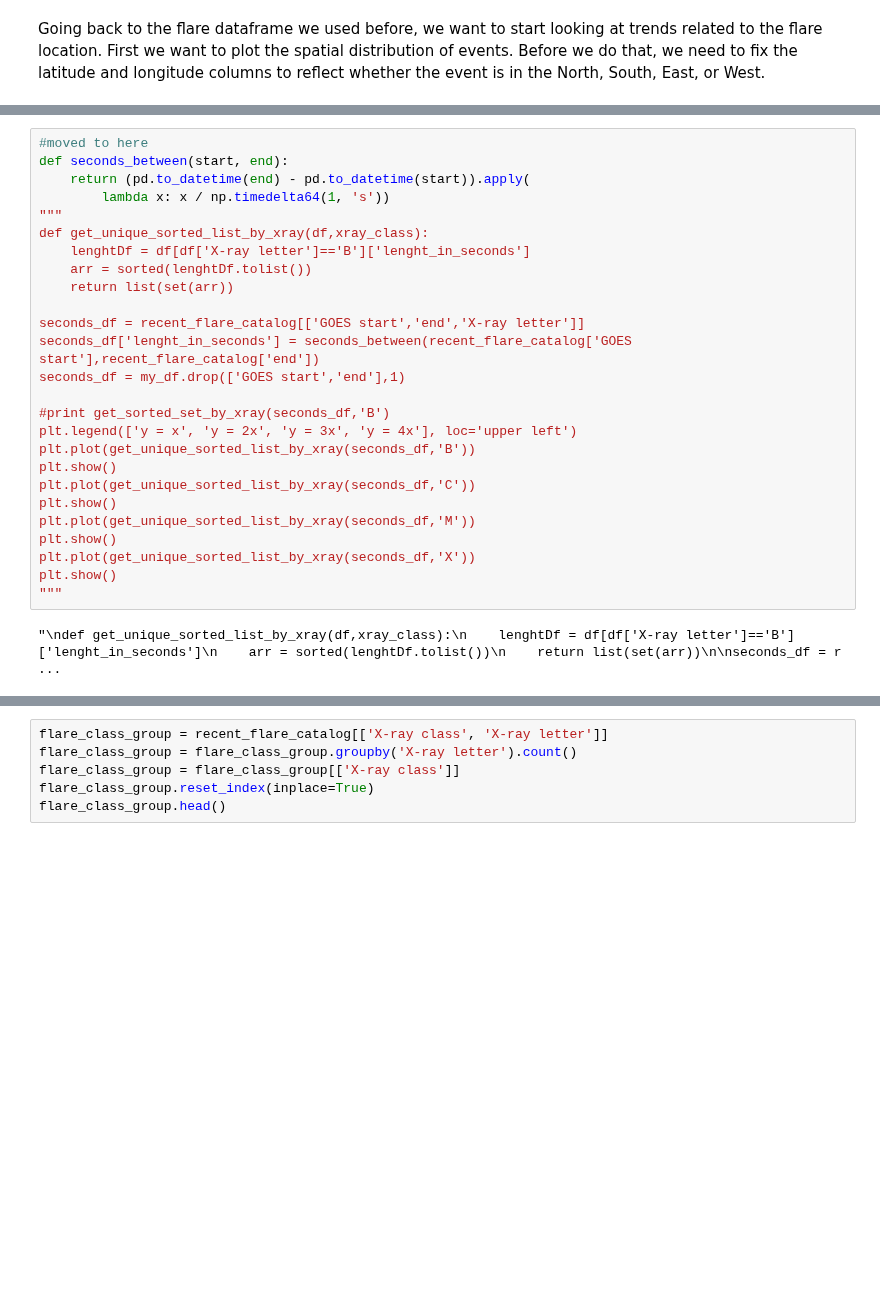
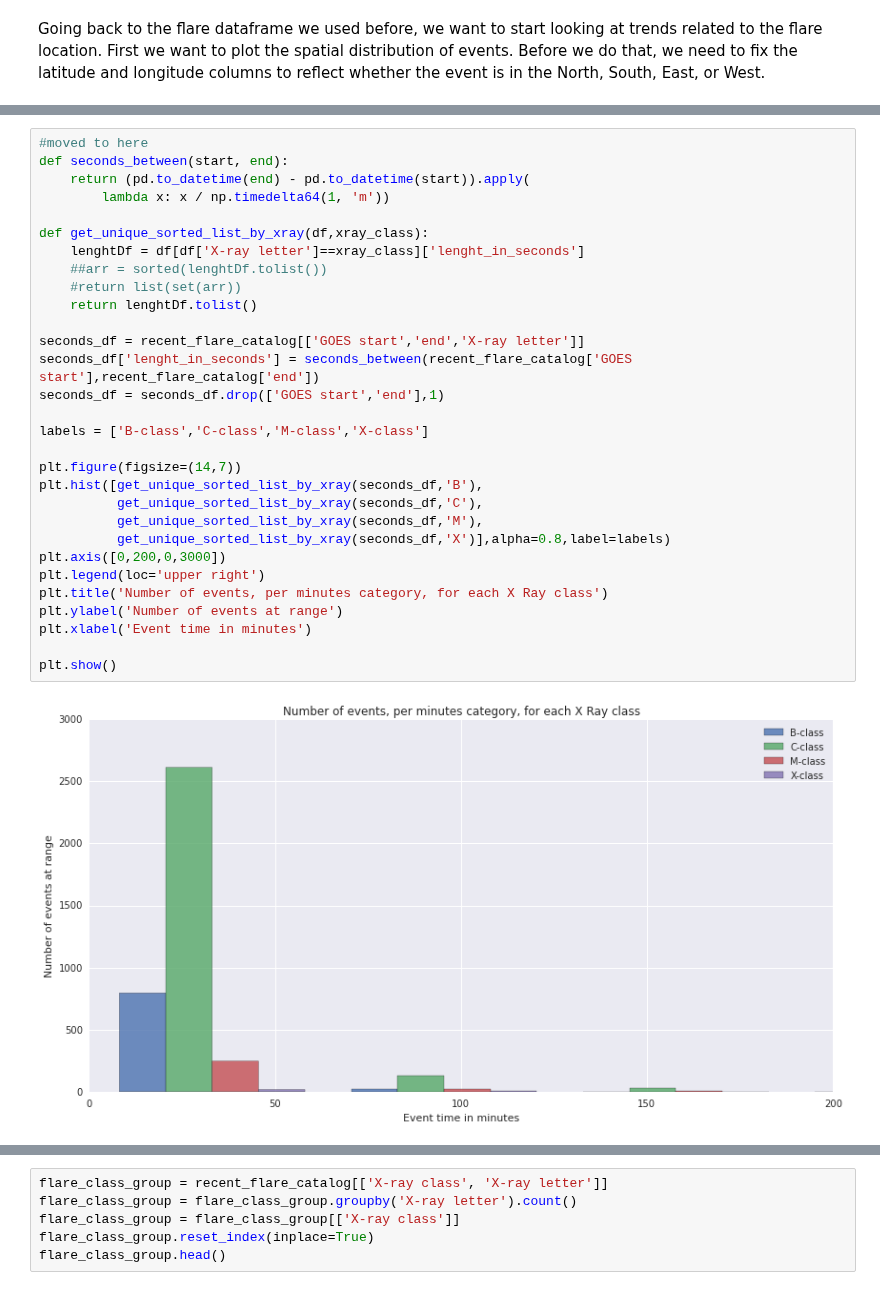
Before and after one commit to Nschanche/Flare_peaks, a Jupyter notebook: flare_project.ipynb, the cells around one changed output, grey strips where cells are left out. Drawn from its saved outputs; the diff is of its cells as text; blank space fills up the shorter version.

Commit message:
histogram of time interval of events by classes
and beginning of polar location of event on the sun.

```diff
--- a/flare_project.ipynb
+++ b/flare_project.ipynb
@@ -543,28 +532,32 @@ fig.show()
 # %%
 #moved to here
 def seconds_between(start, end):
     return (pd.to_datetime(end) - pd.to_datetime(start)).apply(
-        lambda x: x / np.timedelta64(1, 's'))
-"""
+        lambda x: x / np.timedelta64(1, 'm'))
+
 def get_unique_sorted_list_by_xray(df,xray_class):
-    lenghtDf = df[df['X-ray letter']=='B']['lenght_in_seconds']
-    arr = sorted(lenghtDf.tolist())
-    return list(set(arr))
+    lenghtDf = df[df['X-ray letter']==xray_class]['lenght_in_seconds']
+    ##arr = sorted(lenghtDf.tolist())
+    #return list(set(arr))
+    return lenghtDf.tolist()
 
 seconds_df = recent_flare_catalog[['GOES start','end','X-ray letter']]
 seconds_df['lenght_in_seconds'] = seconds_between(recent_flare_catalog['GOES start'],recent_flare_catalog['end'])
-seconds_df = my_df.drop(['GOES start','end'],1)
+seconds_df = seconds_df.drop(['GOES start','end'],1)
 
-#print get_sorted_set_by_xray(seconds_df,'B')
-plt.legend(['y = x', 'y = 2x', 'y = 3x', 'y = 4x'], loc='upper left')
-plt.plot(get_unique_sorted_list_by_xray(seconds_df,'B'))
+labels = ['B-class','C-class','M-class','X-class']
+
+plt.figure(figsize=(14,7))
+plt.hist([get_unique_sorted_list_by_xray(seconds_df,'B'),
+          get_unique_sorted_list_by_xray(seconds_df,'C'),
+          get_unique_sorted_list_by_xray(seconds_df,'M'),
+          get_unique_sorted_list_by_xray(seconds_df,'X')],alpha=0.8,label=labels)
+plt.axis([0,200,0,3000])
+plt.legend(loc='upper right')
+plt.title('Number of events, per minutes category, for each X Ray class')
+plt.ylabel('Number of events at range')
+plt.xlabel('Event time in minutes')
+
 plt.show()
-plt.plot(get_unique_sorted_list_by_xray(seconds_df,'C'))
-plt.show()
-plt.plot(get_unique_sorted_list_by_xray(seconds_df,'M'))
-plt.show()
-plt.plot(get_unique_sorted_list_by_xray(seconds_df,'X'))
-plt.show()
-"""
 # %% [output]
-"\ndef get_unique_sorted_list_by_xray(df,xray_class):\n    lenghtDf = df[df['X-ray letter']=='B']['lenght_in_seconds']\n    arr = sorted(lenghtDf.tolist())\n    return list(set(arr))\n\nseconds_df = r ...
+[figure, added]
```
Also changed, not shown: parts of 6 cells of this notebook.
